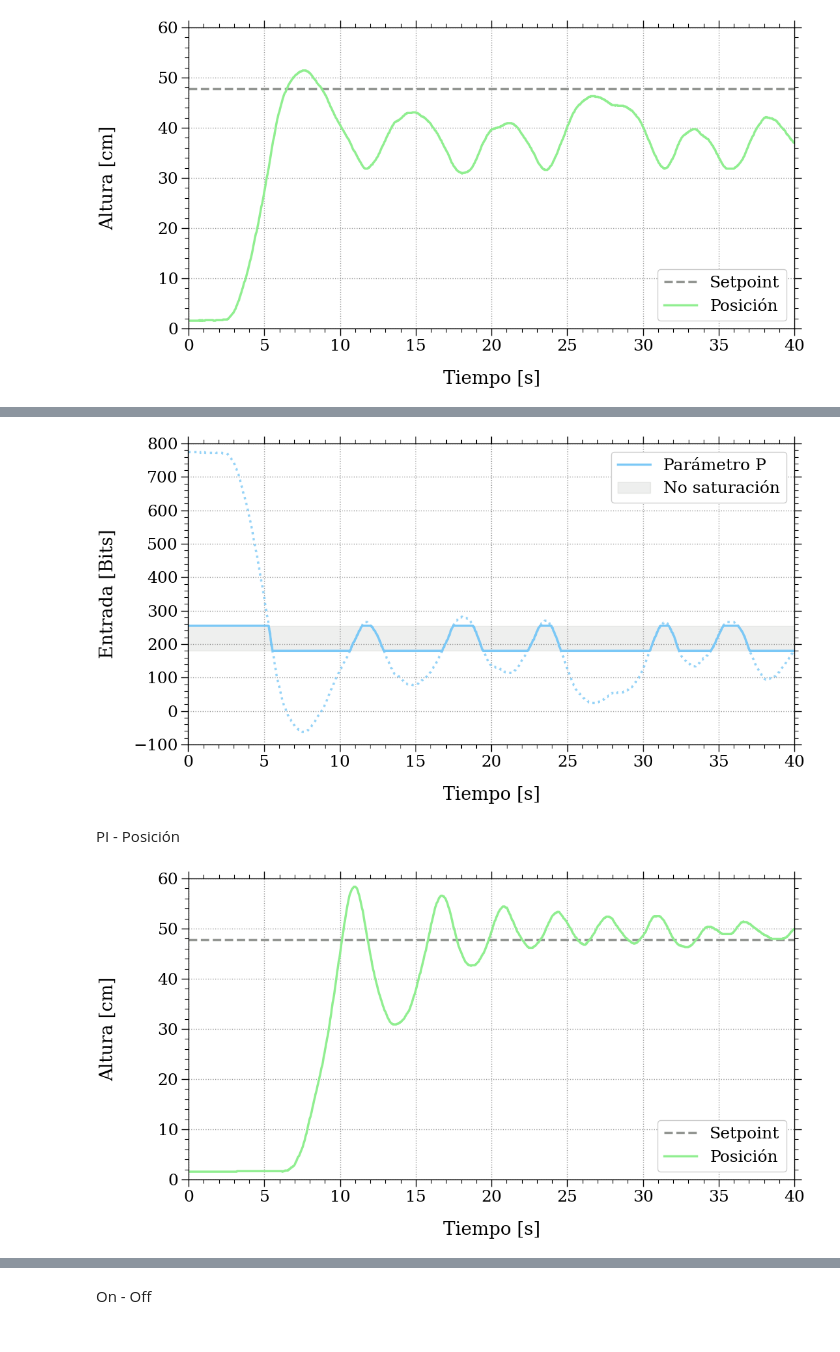
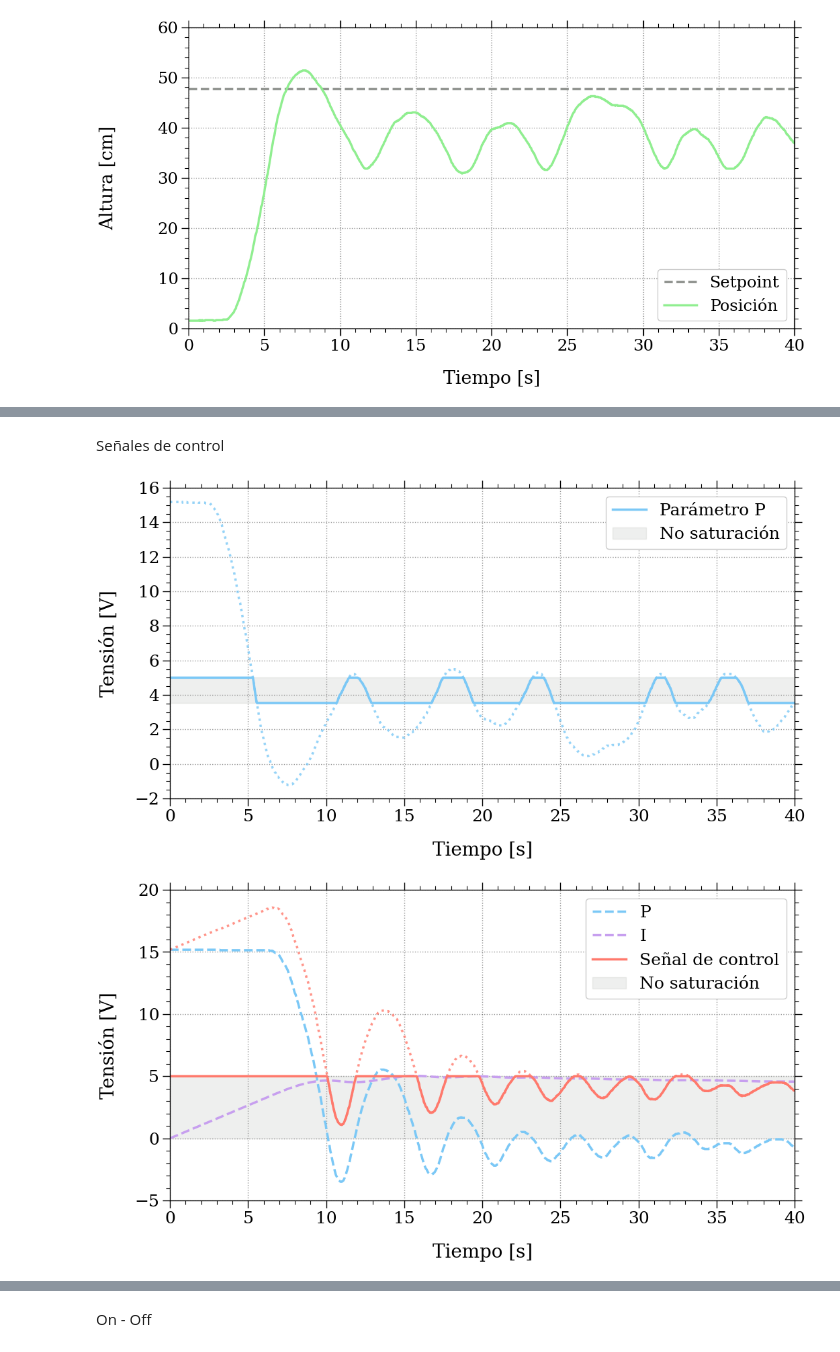
Before and after one commit to Martin-Palomeque/PID, a Jupyter notebook: Entregas/figuras_informe.ipynb, the cells around one changed output, grey strips where cells are left out. Drawn from its saved outputs; the diff is of its cells as text; code cells hidden in the pictures.

```diff
--- a/Entregas/figuras_informe.ipynb
+++ b/Entregas/figuras_informe.ipynb
@@ -1,10 +1,12 @@
 # %%
 import numpy as np
 import matplotlib.pyplot as plt
-from matplotlib.ticker import AutoMinorLocator
 import pandas as pd
 from scipy.signal import find_peaks
 plt.style.use('..\informes.mplstyle')
 
 c_sp_sat = 'C9'  # Color del setpoint y banda de no saturacion
 ls_sat = ':'  # Linestyle de la señal saturada
+
+px2d = lambda x: x*(71/595)  # PiXel a Distancia
+b2V = lambda x: (x/255)*5  # Bits a Voltaje
@@ -48,28 +105,30 @@ P - Señal
+# %% [markdown]
+Señales de control
 # %%
 df = pd.read_csv('..\Mediciones\Clase 3\PID\PID-2-0-0-barrido.csv')
 df = df[df['Time'] <= 40]
 
 t = df['Time'].values
-P = df['P'].values
+P = b2V(df['P'].values)
 
 
 # FIGURA Y AXES
 
 fig, ax = plt.subplots()
 
-ax.set_ylabel('Entrada [Bits]')
+ax.set_ylabel('Tensión [V]')
 ax.set_xlabel('Tiempo [s]')
 ax.set_xlim(0, 40)
-ax.set_ylim(-100, 800)
+ax.set_ylim(-2, 16)
 
 
 # PLOTS
 
 ax.plot(t, P, c='C1', ls=ls_sat, alpha=0.8)
-P[P < 180] = 180
-P[P > 255] = 255
-ax.plot(t, P, c='C1', label='Parámetro P')
-ax.fill_between([0, 45], 2*[180], 2*[255], color=c_sp_sat,
+P[P < b2V(180)] = b2V(180)
+P[P > 5] = 5
+ax.plot(t, P, c='C1', label='Señal de control')
+ax.fill_between([0, 45], 2*[b2V(180)], 2*[5], color=c_sp_sat,
                 alpha=0.15, label='No saturación')
 
 
@@ -77,39 +136,44 @@ ax.legend()
 # fig.savefig('.\Figuras\P-señal')
 plt.show()
 # %% [output]
-[figure, old version]
+[figure, new version]
-# %% [markdown]
-PI - Posición
 # %%
 df = pd.read_csv('..\Mediciones\Clase 3\PID\PID-2-0.07-0-barrido.csv')
 df = df[df['Time'] <= 40]
 
-setpoint = df['Setpoint'][0]
-pxlenght = df['Pixel Lenght'][0]
-px2dist = lambda x: x * 71/pxlenght
-
 t = df['Time'].values
-h = px2dist(df['Position'].values)
+P = b2V(df['P'].values)
+I = b2V(df['I'].values)
+PI = P + I
 
 
 # FIGURA Y AXES
 
 fig, ax = plt.subplots()
+
+ax.set_ylabel('Tensión [V]')
 ax.set_xlabel('Tiempo [s]')
-ax.set_ylabel('Altura [cm]', labelpad=45)
 ax.set_xlim(0, 40)
-ax.set_ylim(0, 60)
+ax.set_ylim(-5, 20)
 
 
 # PLOTS
+# P
+ax.plot(t, P, '--', c='C1', label='P')
+# I
+ax.plot(t, I, '--', c='C2', label='I')
+# PI
+ax.plot(t, PI, c='C3', ls=ls_sat, alpha=0.8)
+PI[PI < 0] = 0
+PI[PI > 5] = 5
+ax.plot(t, PI, c='C3', label='Señal de control')
 
-ax.axhline(px2dist(setpoint), c=c_sp_sat,
-           ls='--', label='Setpoint')
-ax.plot(t, h, label='Posición')
+ax.fill_between([0, 45], 2*[0], 2*[5], color=c_sp_sat,
+                   alpha=0.15, label='No saturación')
 
 
-ax.legend(loc='lower right')
-# fig.savefig('.\Figuras\PI-altura')
+ax.legend()
+# fig.savefig('.\Figuras\PI-señal')
 plt.show()
 # %% [output]
-[figure, old version]
+[figure, new version]
```
Also changed, not shown: parts of 13 cells of this notebook.
